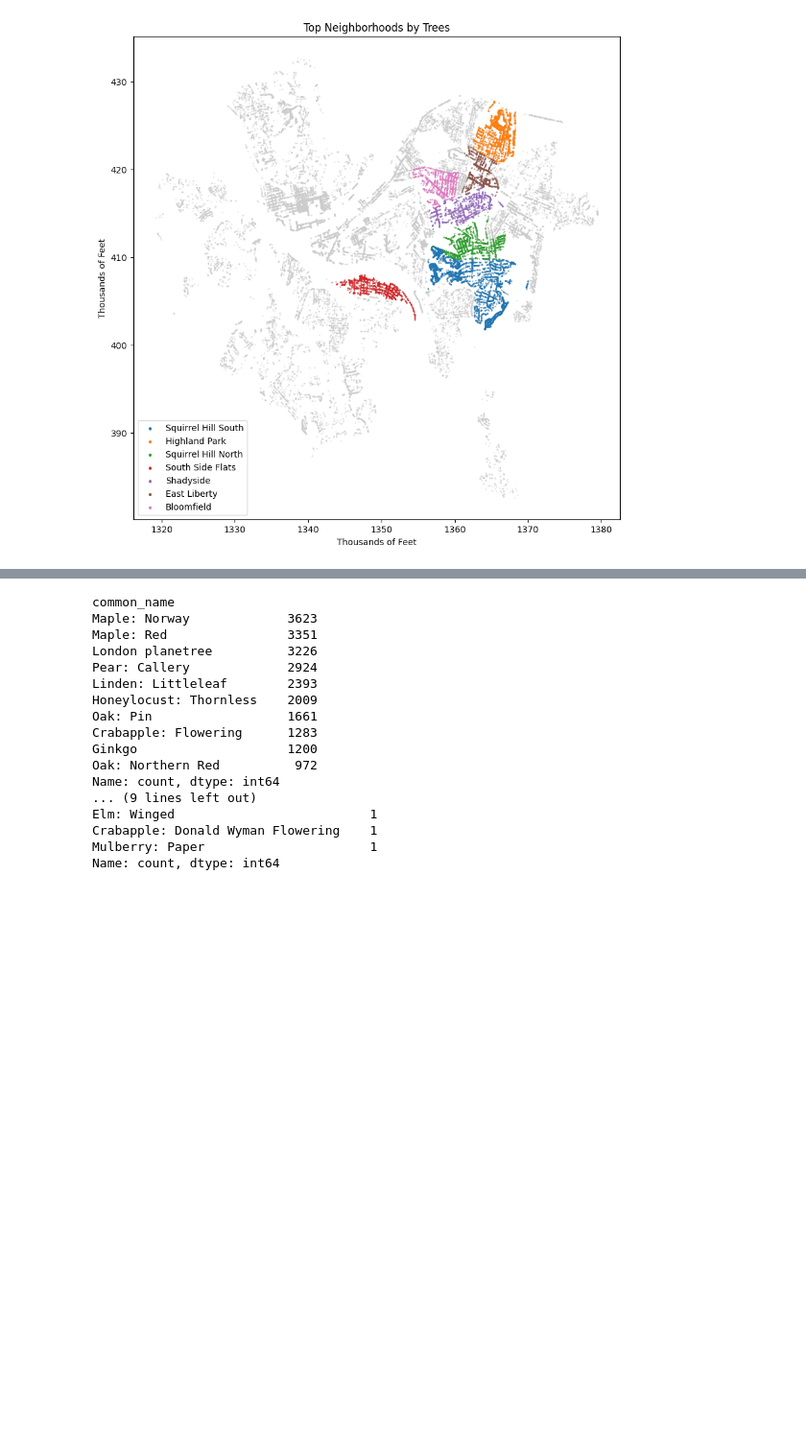
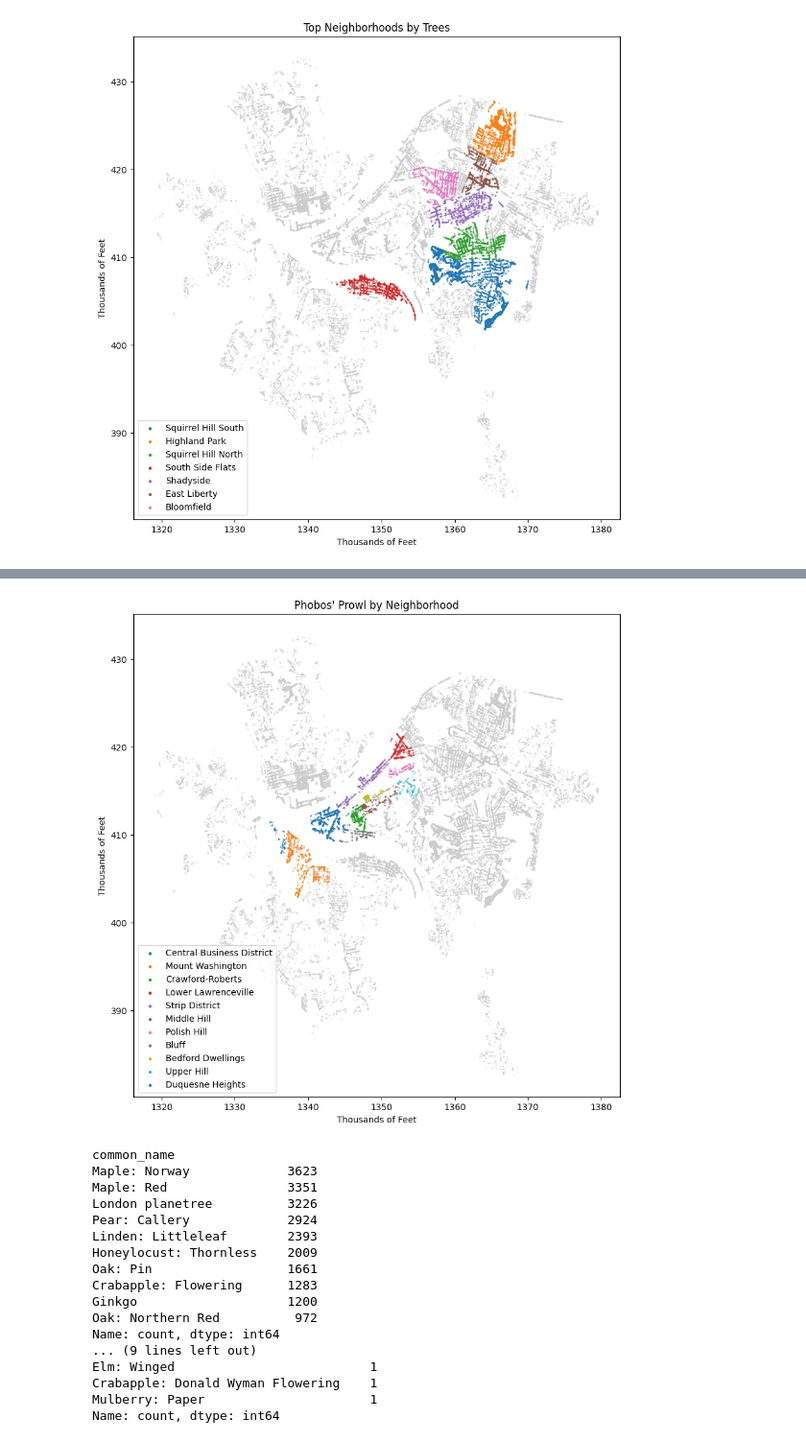
Before and after one commit to fractalate/data-trees-pittsburgh, a Jupyter notebook: WPRDC City Trees.ipynb, the cells around one changed output, grey strips where cells are left out. Shown at 96% size. Saved outputs shown, nothing was run; the diff lists cells and outputs as text; code cells hidden in the pictures; blank space fills up the shorter version.

Commit message:
Phobos' Prowl

```diff
--- a/WPRDC City Trees.ipynb
+++ b/WPRDC City Trees.ipynb
@@ -228,3 +252,37 @@ plot_maps(
+# %%
+df_trees_prowl = df_trees[
+    (df_trees["neighborhood"] == "Central Business District")
+    | (df_trees["neighborhood"] == "Strip District")
+    | (df_trees["neighborhood"] == "Lower Lawrenceville")
+    | (df_trees["neighborhood"] == "Crawford-Roberts")
+    | (df_trees["neighborhood"] == "Middle Hill")
+    | (df_trees["neighborhood"] == "Bedford Dwellings")
+    | (df_trees["neighborhood"] == "Polish Hill")
+    | (df_trees["neighborhood"] == "Upper Hill")
+    | (df_trees["neighborhood"] == "Bluff")
+    | (df_trees["neighborhood"] == "Mount Washington")
+    | (df_trees["neighborhood"] == "Duquesne Heights")
+]
+
+top_neighborhoods = df_trees_prowl["neighborhood"].value_counts()
+top_neighborhoods = list(top_neighborhoods.keys())
+
+dfs_top_neighborhoods = []
+labels = []
+for neighborhood in top_neighborhoods:
+    dfs_top_neighborhoods.append(
+        df_trees[df_trees["neighborhood"] == neighborhood]
+    )
+    labels.append(neighborhood)
+
+plot_maps(
+    dfs_top_neighborhoods,
+    labels=labels,
+    df_bg=df_trees,
+    title="Phobos' Prowl by Neighborhood",
+)
+# %% [output]
+[figure, added]
 # %%
 common_trees = df_trees["common_name"].value_counts()
 
```
Also changed, not shown: parts of 3 cells of this notebook.
